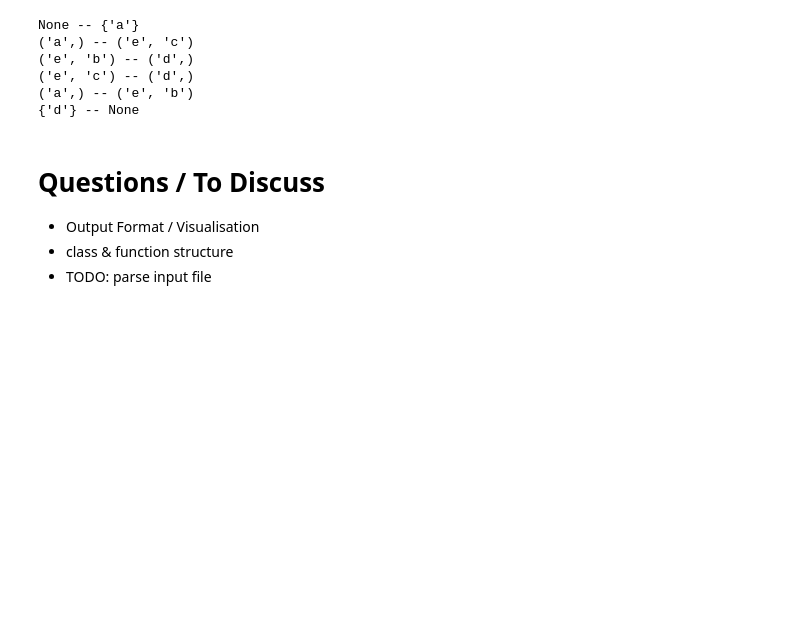
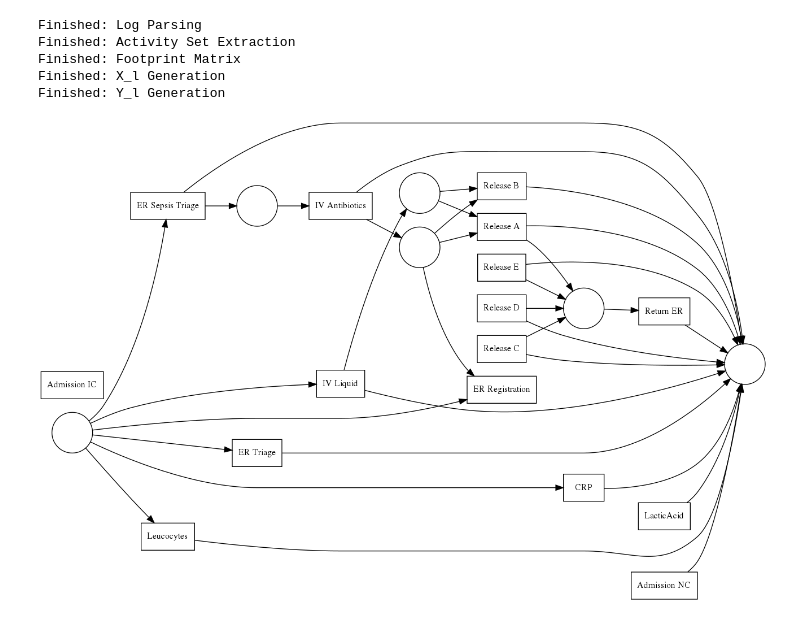
Before and after one commit to Janek7/alpha-miner-extension, a Jupyter notebook: AlphaMiner.ipynb, the cells around one changed output. Saved outputs shown, nothing was run; the diff lists cells and outputs as text; code cells hidden in the pictures; blank space fills up the shorter version.

Commit message:
improved x_l generation efficiency, added visual output

```diff
--- a/AlphaMiner.ipynb
+++ b/AlphaMiner.ipynb
@@ -166,15 +0,0 @@ p_l.append((Place(lg.t_o, None)))
-# %%
-for t in p_l:
-    print(t)
-# %% [output]
-None -- {'a'}
-('a',) -- ('e', 'c')
-('e', 'b') -- ('d',)
-('e', 'c') -- ('d',)
-('a',) -- ('e', 'b')
-{'d'} -- None
-# %% [markdown]
-# Questions / To Discuss
-* Output Format / Visualisation
-* class & function structure
-* TODO: parse input file
@@ -180,0 +222,42 @@ None -- {'a'}
+# %%
+# create miner
+am = AlphaMiner()
+
+"""
+Below there are several manually created dummy logs (copied from the book)
+to test the algorithm. They can be passed on to the function call via the
+variable 'dummy_log=dl1' and an empty string for the actual log file.
+Alternatively, a regular log file can be passed on to the function.
+"""
+
+# dummy logs (miner can handle 1-3, but produces wrong net for log 4 (loop of one))
+dl1 = [["a","b","c","d"],
+       ["a","c","b","d"],
+       ["a","e","d"]]
+dl2 = [["a","c","e","g"],
+       ["a","e","c","g"],
+       ["b","d","f","g"],
+       ["b","f","d","g"]]
+dl3 = [["a","b","e","f"],
+       ["a","b","e","c","d","b","f"],
+       ["a","b","c","e","d","b","f"],
+       ["a","b","c","d","e","b","f"],
+       ["a","e","b","c","d","b","f"]]
+dl4 = [["a","c"],
+       ["a","b","c"],
+       ["a","b","b","c"],
+       ["a","b","b","b","b","c"]]
+
+net, initial_marking, final_marking = am.apply_alpha_algorithm(log="sepsis.xes")
+#net, initial_marking, final_marking = am.apply_alpha_algorithm(log="",dummy_log=dl4)
+
+# visualize (TODO: create function for visualization)
+gviz = pn_visualizer.apply(net, initial_marking, final_marking)
+pn_visualizer.view(gviz)
+# %% [output]
+Finished: Log Parsing
+Finished: Activity Set Extraction
+Finished: Footprint Matrix
+Finished: X_l Generation
+Finished: Y_l Generation
+[figure, added]
```
Also changed, not shown: parts of 15 cells of this notebook, 1 other file.
